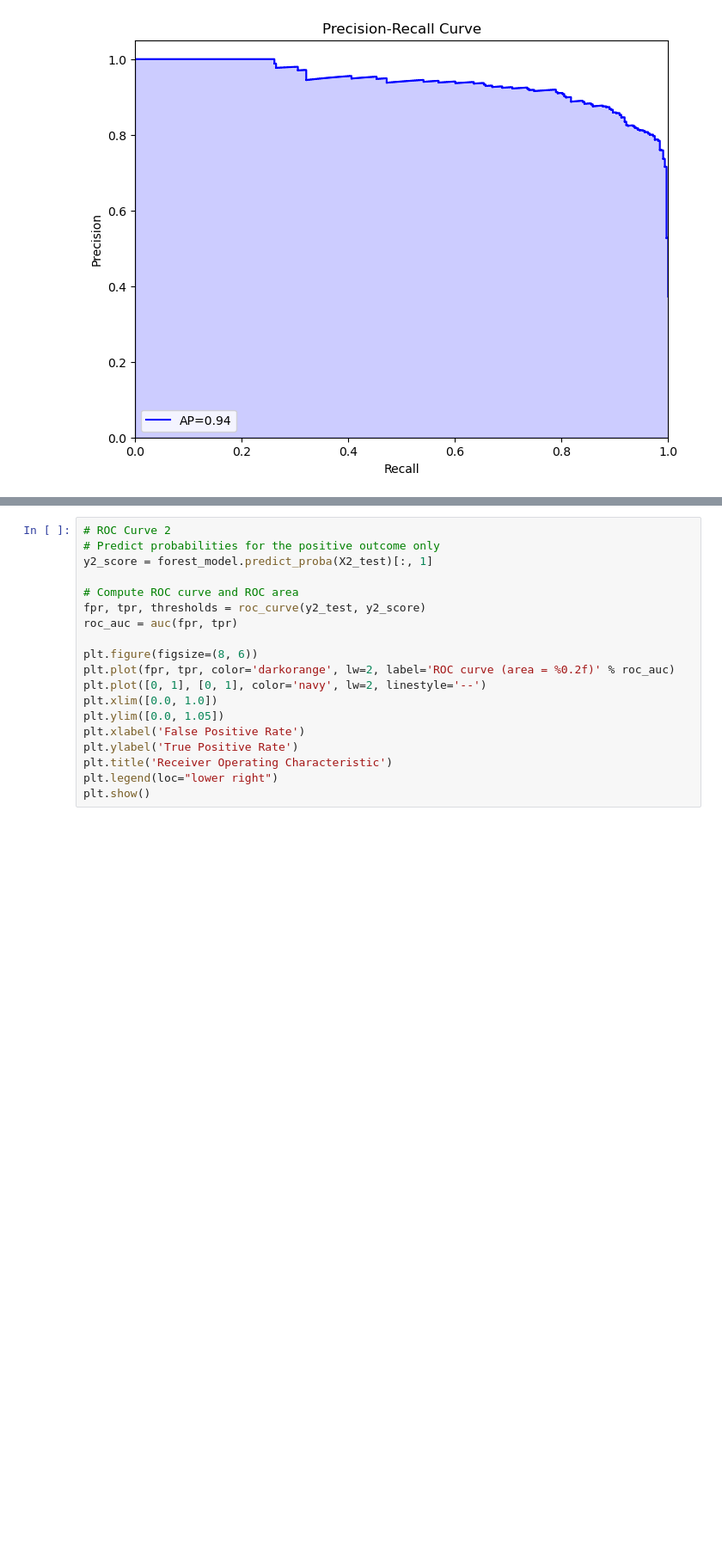
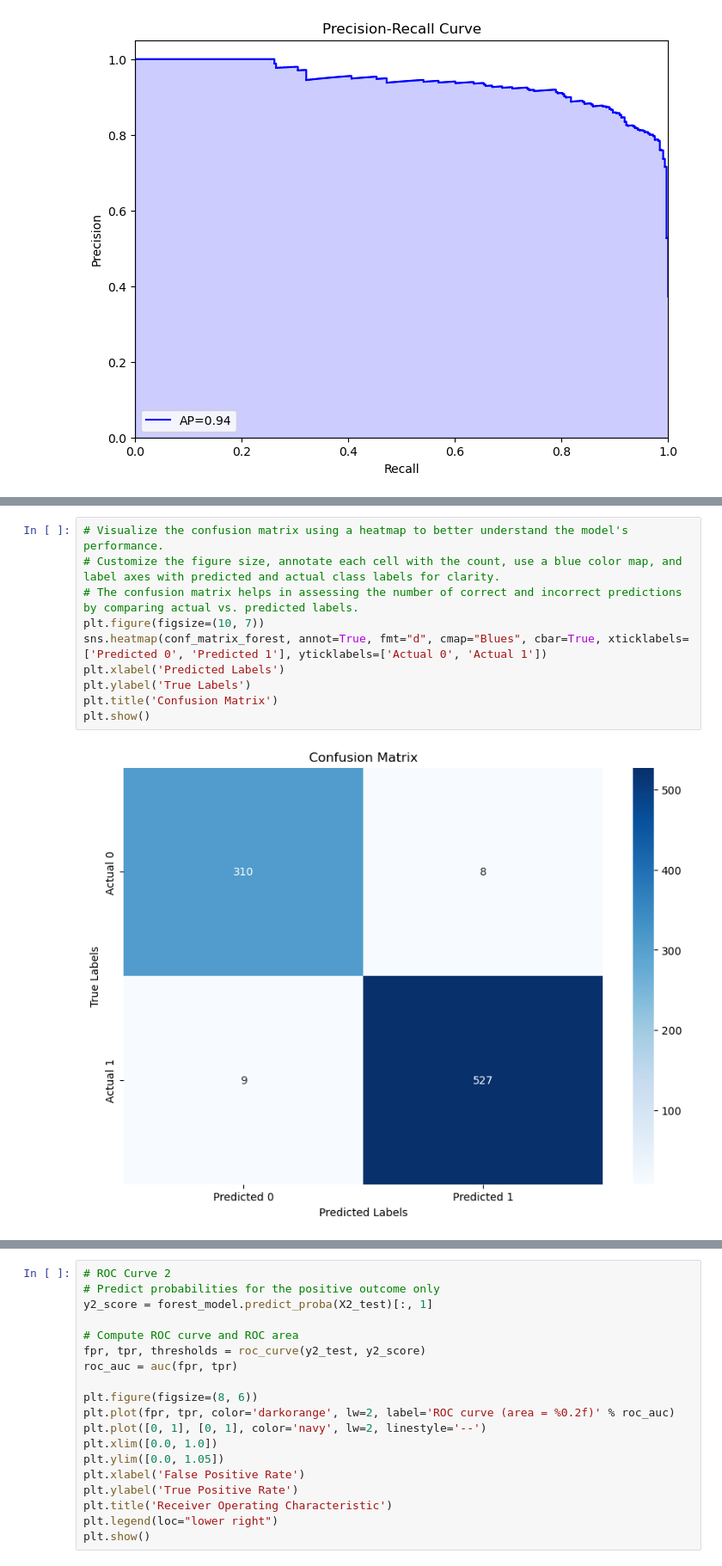
Before and after one commit to jthaas/Project-4, a Jupyter notebook: Main.ipynb, the cells around one changed output, grey strips where cells are left out. Shown at 86% size. Drawn from its saved outputs; the diff is of its cells as text; blank space fills up the shorter version.

```diff
--- a/Main.ipynb
+++ b/Main.ipynb
@@ -347,0 +438,12 @@ weighted avg       0.98      0.98      0.98       854
+# %%
+# Visualize the confusion matrix using a heatmap to better understand the model's performance.
+# Customize the figure size, annotate each cell with the count, use a blue color map, and label axes with predicted and actual class labels for clarity.
+# The confusion matrix helps in assessing the number of correct and incorrect predictions by comparing actual vs. predicted labels.
+plt.figure(figsize=(10, 7))
+sns.heatmap(conf_matrix_forest, annot=True, fmt="d", cmap="Blues", cbar=True, xticklabels=['Predicted 0', 'Predicted 1'], yticklabels=['Actual 0', 'Actual 1'])
+plt.xlabel('Predicted Labels')
+plt.ylabel('True Labels')
+plt.title('Confusion Matrix')
+plt.show()
+# %% [output]
+[figure, added]
```
Also changed, not shown: parts of 26 cells of this notebook.
